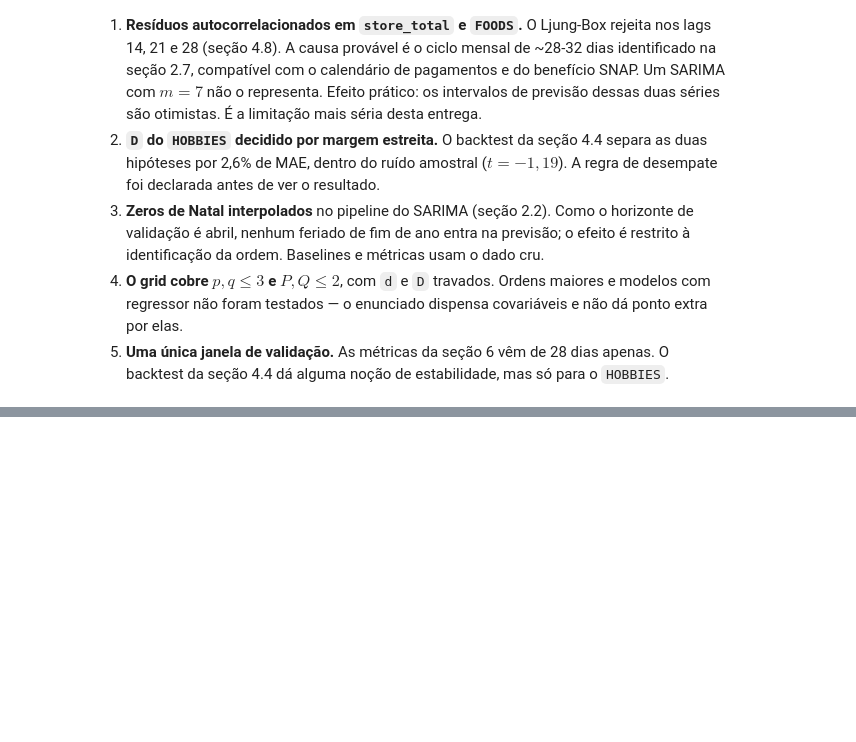
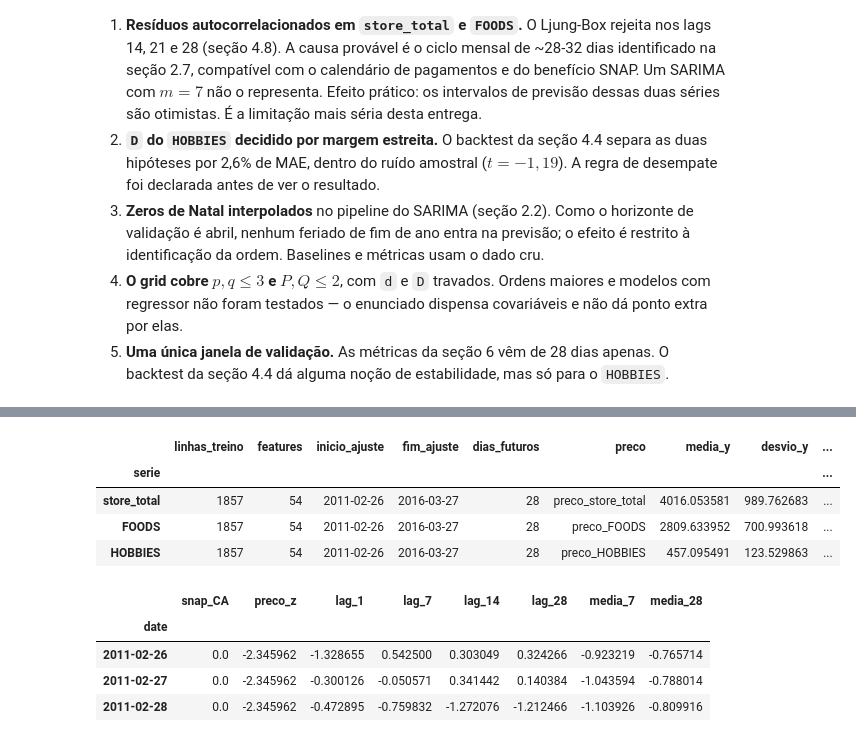
Before and after one commit to Os-Estudiosos/time-series-2026-2, a Jupyter notebook: main.ipynb, the cells around one changed output, grey strips where cells are left out. Saved outputs shown, nothing was run; the diff lists cells and outputs as text; code cells hidden in the pictures; blank space fills up the shorter version.

```diff
--- a/main.ipynb
+++ b/main.ipynb
@@ -2035,0 +2220,46 @@ rodada e 27807,9 em outra. Com uma thread, o grid é determinístico.
+# %%
+t2_preparados = {
+    serie: t2_preparar_serie(t2_treino[serie], t2_covariaveis, T2_DATAS)
+    for serie in T2_SERIES
+}
+
+t2_resumo = pd.DataFrame([
+    {
+        "serie": serie,
+        "linhas_treino": len(preparo["X_treino"]),
+        "features": preparo["X_treino"].shape[1],
+        "inicio_ajuste": preparo["X_treino"].index.min().date(),
+        "fim_ajuste": preparo["X_treino"].index.max().date(),
+        "dias_futuros": len(preparo["X_futuro_conhecidas"]),
+        "preco": preparo["coluna_preco"],
+        **preparo["parametros"],
+    }
+    for serie, preparo in t2_preparados.items()
+]).set_index("serie")
+
+for serie, preparo in t2_preparados.items():
+    X = preparo["X_treino"]
+    assert X.index.equals(preparo["y_treino"].index)
+    assert X.index.equals(preparo["y_treino_z"].index)
+    assert len(X) == len(t2_treino) - 28
+    assert X.index.max() == T2_ORIGEM
+    assert preparo["X_futuro_conhecidas"].index.equals(T2_DATAS)
+    primeira_linha = t2_linha_recursiva(preparo)
+    assert primeira_linha.index[0] == T2_DATAS[0]
+    assert primeira_linha.columns.equals(X.columns)
+
+display(t2_resumo)
+display(t2_preparados["store_total"]["X_treino"][
+    ["snap_CA", "preco_z", "lag_1", "lag_7", "lag_14", "lag_28", "media_7", "media_28"]
+].head(3))
+# %% [output]
+|  | linhas_treino | features | inicio_ajuste | fim_ajuste | dias_futuros | preco | media_y | desvio_y | ... |
+| serie |  |  |  |  |  |  |  |  | ... |
+| store_total | 1857 | 54 | 2011-02-26 | 2016-03-27 | 28 | preco_store_total | 4016.053581 | 989.762683 | ... |
+| FOODS | 1857 | 54 | 2011-02-26 | 2016-03-27 | 28 | preco_FOODS | 2809.633952 | 700.993618 | ... |
+| HOBBIES | 1857 | 54 | 2011-02-26 | 2016-03-27 | 28 | preco_HOBBIES | 457.095491 | 123.529863 | ... |
+|  | snap_CA | preco_z | lag_1 | lag_7 | lag_14 | lag_28 | media_7 | media_28 |
+| date |  |  |  |  |  |  |  |  |
+| 2011-02-26 | 0.0 | -2.345962 | -1.328655 | 0.542500 | 0.303049 | 0.324266 | -0.923219 | -0.765714 |
+| 2011-02-27 | 0.0 | -2.345962 | -0.300126 | -0.050571 | 0.341442 | 0.140384 | -1.043594 | -0.788014 |
+| 2011-02-28 | 0.0 | -2.345962 | -0.472895 | -0.759832 | -1.272076 | -1.212466 | -1.103926 | -0.809916 |
```
Also changed, not shown: parts of 3 cells of this notebook, 2 other files.
